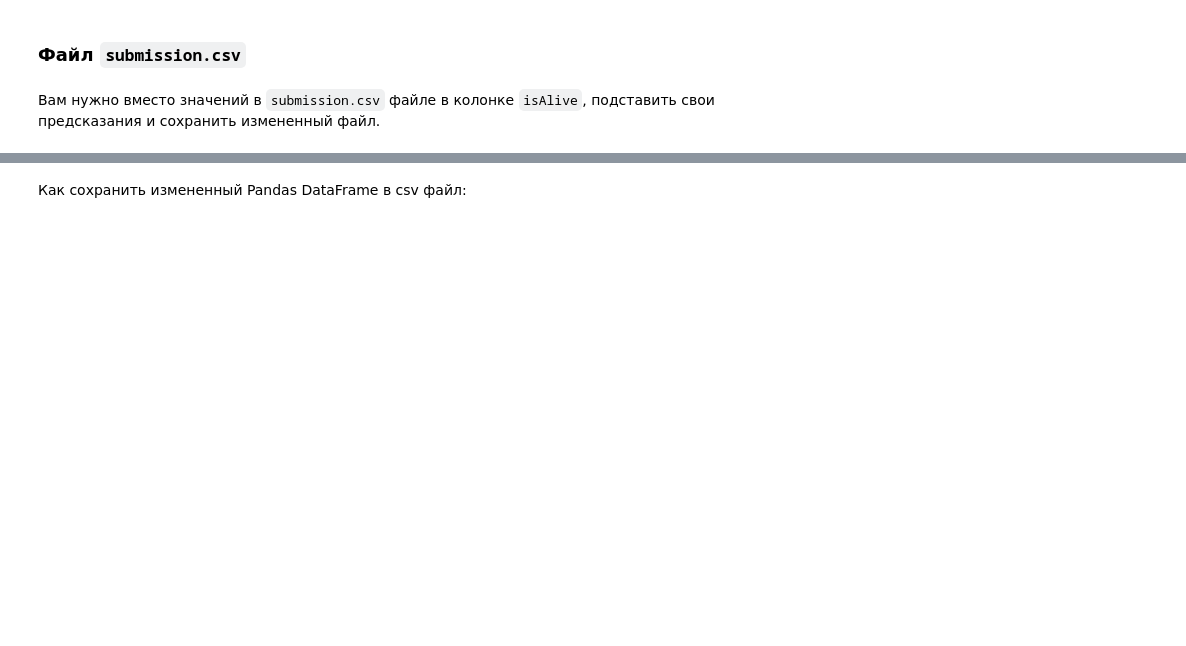
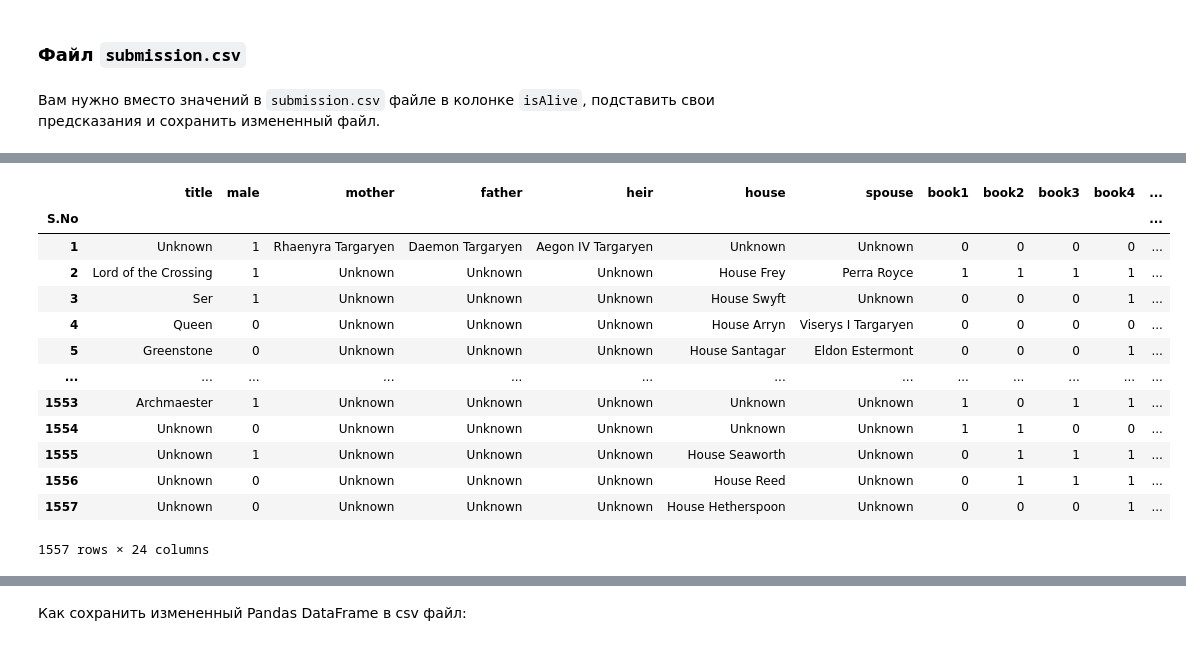
Before and after one commit to TheSunlitMan/Concrete-Compressive-Strenght-Prediction, a Jupyter notebook: week_01_ml_intro/Homework/hw_1_game_of_thrones.ipynb, the cells around one changed output, grey strips where cells are left out. Drawn from its saved outputs; the diff is of its cells as text; code cells hidden in the pictures; blank space fills up the shorter version.

```diff
--- a/week_01_ml_intro/Homework/hw_1_game_of_thrones.ipynb
+++ b/week_01_ml_intro/Homework/hw_1_game_of_thrones.ipynb
@@ -589,10 +589,3 @@ data['spouse'] = data['spouse'].fillna('Unknown')
 
 
 categorical_feautures = ["title","culture_grouped", "culture", "mother", "father", "heir", "house", "spouse"]
-
-from sklearn.preprocessing import TargetEncoder
-
-encoder = TargetEncoder()
-data[categorical_feautures] = encoder.fit_transform(data[categorical_feautures], data['isAlive'])
-
-data
@@ -844,0 +913,17 @@ submission
+# %%
+X
+# %% [output]
+|  | title | male | mother | father | heir | house | spouse | book1 | book2 | book3 | book4 | ... |
+| S.No |  |  |  |  |  |  |  |  |  |  |  | ... |
+| 1 | Unknown | 1 | Rhaenyra Targaryen | Daemon Targaryen | Aegon IV Targaryen | Unknown | Unknown | 0 | 0 | 0 | 0 | ... |
+| 2 | Lord of the Crossing | 1 | Unknown | Unknown | Unknown | House Frey | Perra Royce | 1 | 1 | 1 | 1 | ... |
+| 3 | Ser | 1 | Unknown | Unknown | Unknown | House Swyft | Unknown | 0 | 0 | 0 | 1 | ... |
+| 4 | Queen | 0 | Unknown | Unknown | Unknown | House Arryn | Viserys I Targaryen | 0 | 0 | 0 | 0 | ... |
+| 5 | Greenstone | 0 | Unknown | Unknown | Unknown | House Santagar | Eldon Estermont | 0 | 0 | 0 | 1 | ... |
+| ... | ... | ... | ... | ... | ... | ... | ... | ... | ... | ... | ... | ... |
+| 1553 | Archmaester | 1 | Unknown | Unknown | Unknown | Unknown | Unknown | 1 | 0 | 1 | 1 | ... |
+| 1554 | Unknown | 0 | Unknown | Unknown | Unknown | Unknown | Unknown | 1 | 1 | 0 | 0 | ... |
+| 1555 | Unknown | 1 | Unknown | Unknown | Unknown | House Seaworth | Unknown | 0 | 1 | 1 | 1 | ... |
+| 1556 | Unknown | 0 | Unknown | Unknown | Unknown | House Reed | Unknown | 0 | 1 | 1 | 1 | ... |
+| 1557 | Unknown | 0 | Unknown | Unknown | Unknown | House Hetherspoon | Unknown | 0 | 0 | 0 | 1 | ... |
+1557 rows × 24 columns
```
Also changed, not shown: parts of 20 cells of this notebook.
